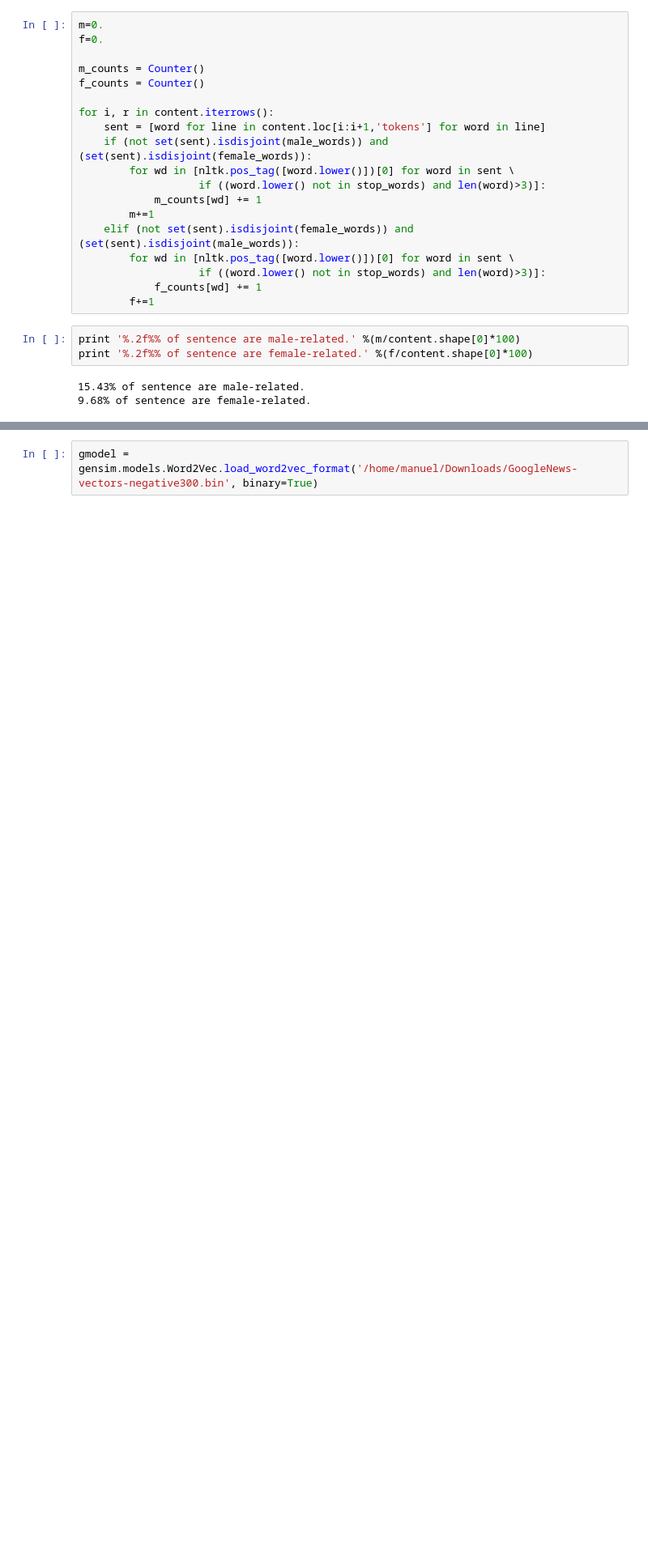
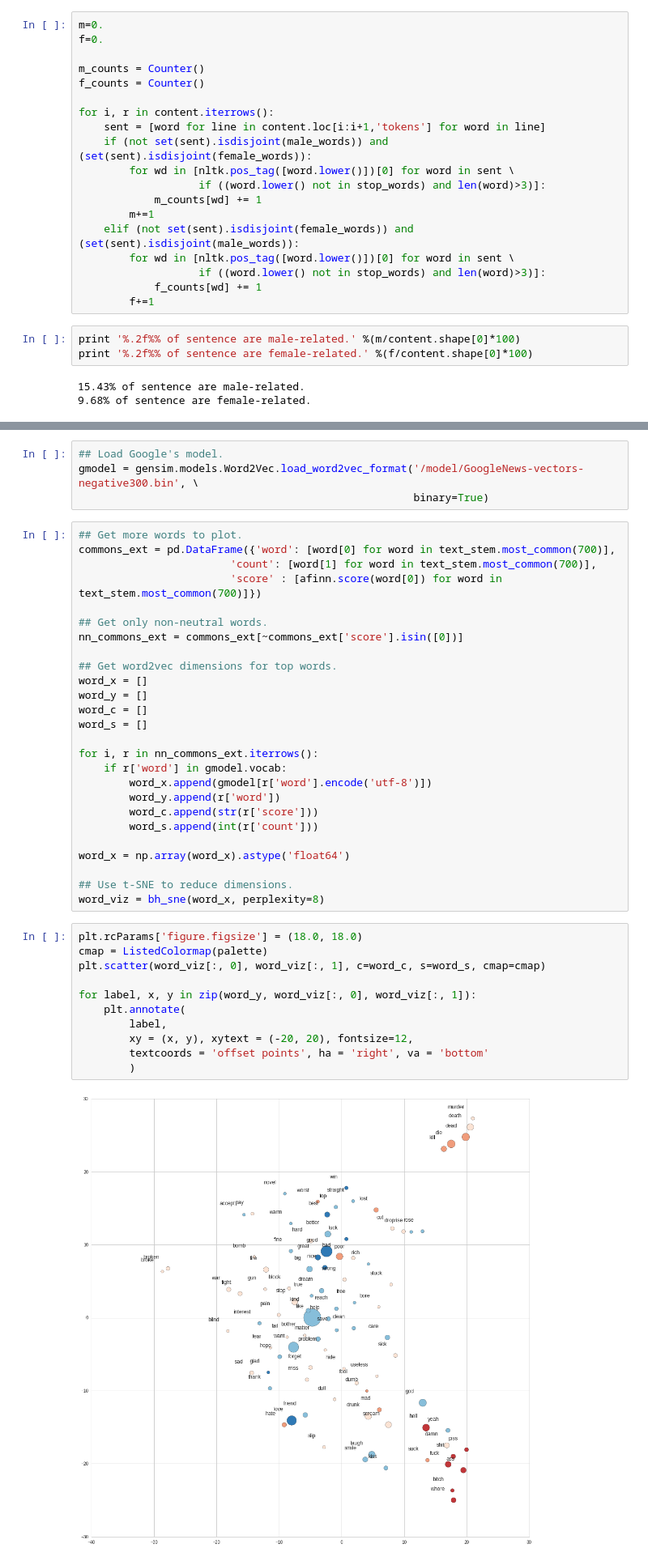
Before and after one commit to masta-g3/summer_networks, a Jupyter notebook: bukowski_networks/sentiment_bukowski.ipynb, the cells around one changed output, grey strips where cells are left out. Shown at 81% size. Cells and saved outputs as stored; diff of their text form; blank space fills up the shorter version.

```diff
--- a/bukowski_networks/sentiment_bukowski.ipynb
+++ b/bukowski_networks/sentiment_bukowski.ipynb
@@ -178,2 +193,43 @@ Among the uninteresting nouns in both lists there are 2 that stand up:*room* and
 # %%
-gmodel = gensim.models.Word2Vec.load_word2vec_format('/home/manuel/Downloads/GoogleNews-vectors-negative300.bin', binary=True)
+## Load Google's model.
+gmodel = gensim.models.Word2Vec.load_word2vec_format('/model/GoogleNews-vectors-negative300.bin', \
+                                                     binary=True)
+# %%
+## Get more words to plot.
+commons_ext = pd.DataFrame({'word': [word[0] for word in text_stem.most_common(700)],
+                        'count': [word[1] for word in text_stem.most_common(700)],
+                        'score' : [afinn.score(word[0]) for word in text_stem.most_common(700)]})
+
+## Get only non-neutral words.
+nn_commons_ext = commons_ext[~commons_ext['score'].isin([0])]
+
+## Get word2vec dimensions for top words.
+word_x = []
+word_y = []
+word_c = []
+word_s = []
+
+for i, r in nn_commons_ext.iterrows():
+    if r['word'] in gmodel.vocab:
+        word_x.append(gmodel[r['word'].encode('utf-8')])
+        word_y.append(r['word'])
+        word_c.append(str(r['score']))
+        word_s.append(int(r['count']))
+
+word_x = np.array(word_x).astype('float64')
+
+## Use t-SNE to reduce dimensions.
+word_viz = bh_sne(word_x, perplexity=8)
+# %%
+plt.rcParams['figure.figsize'] = (18.0, 18.0)
+cmap = ListedColormap(palette)
+plt.scatter(word_viz[:, 0], word_viz[:, 1], c=word_c, s=word_s, cmap=cmap)
+
+for label, x, y in zip(word_y, word_viz[:, 0], word_viz[:, 1]):
+    plt.annotate(
+        label,
+        xy = (x, y), xytext = (-20, 20), fontsize=12,
+        textcoords = 'offset points', ha = 'right', va = 'bottom'
+        )
+# %% [output]
+[figure, added]
```
Also changed, not shown: parts of 16 cells of this notebook.
